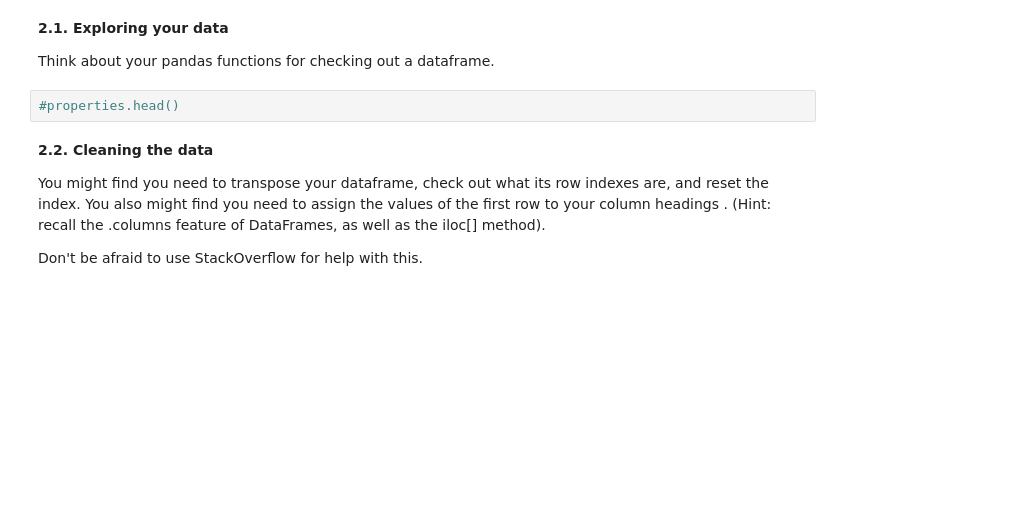
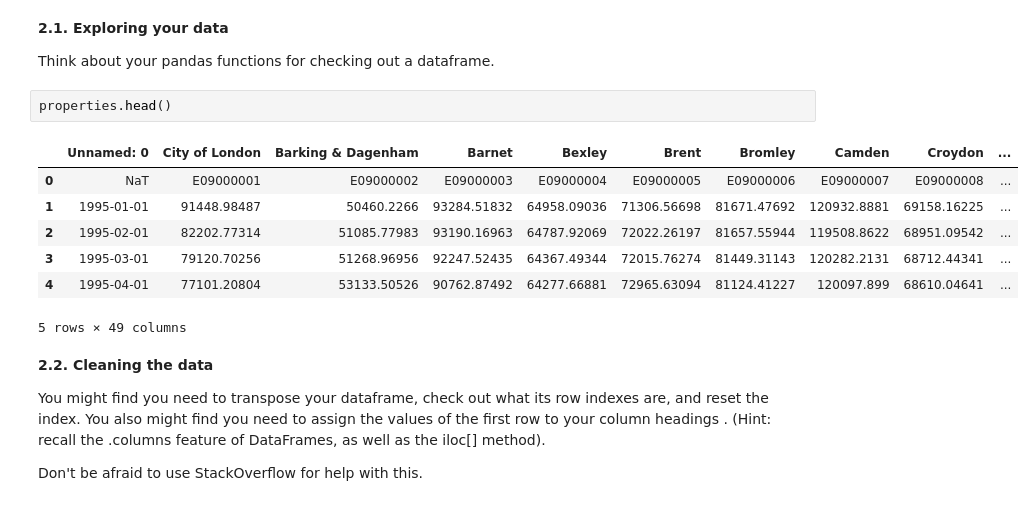
Before and after one commit to PK122/Springboard, a Jupyter notebook: Unit_4_Challenge_Tier3.ipynb, the cells around one changed output. Cells and saved outputs as stored; diff of their text form; blank space fills up the shorter version.

Commit message:
Version 2 of London Calling - Not solved yet
This version contains all of the outputs throughout the assignment so that it is easier to follow along.

```diff
--- a/Unit_4_Challenge_Tier3.ipynb
+++ b/Unit_4_Challenge_Tier3.ipynb
@@ -102,8 +102,16 @@ Keep the end goal in mind as you move through this process, every step will take
 **2.1. Exploring your data**
 
 Think about your pandas functions for checking out a dataframe.
-# %%
-#properties.head()
+# %%
+properties.head()
+# %% [output]
+|  | Unnamed: 0 | City of London | Barking & Dagenham | Barnet | Bexley | Brent | Bromley | Camden | Croydon | ... |
+| 0 | NaT | E09000001 | E09000002 | E09000003 | E09000004 | E09000005 | E09000006 | E09000007 | E09000008 | ... |
+| 1 | 1995-01-01 | 91448.98487 | 50460.2266 | 93284.51832 | 64958.09036 | 71306.56698 | 81671.47692 | 120932.8881 | 69158.16225 | ... |
+| 2 | 1995-02-01 | 82202.77314 | 51085.77983 | 93190.16963 | 64787.92069 | 72022.26197 | 81657.55944 | 119508.8622 | 68951.09542 | ... |
+| 3 | 1995-03-01 | 79120.70256 | 51268.96956 | 92247.52435 | 64367.49344 | 72015.76274 | 81449.31143 | 120282.2131 | 68712.44341 | ... |
+| 4 | 1995-04-01 | 77101.20804 | 53133.50526 | 90762.87492 | 64277.66881 | 72965.63094 | 81124.41227 | 120097.899 | 68610.04641 | ... |
+5 rows × 49 columns
 # %% [markdown]
 **2.2. Cleaning the data**
 
```
Also changed, not shown: parts of 8 cells of this notebook.
